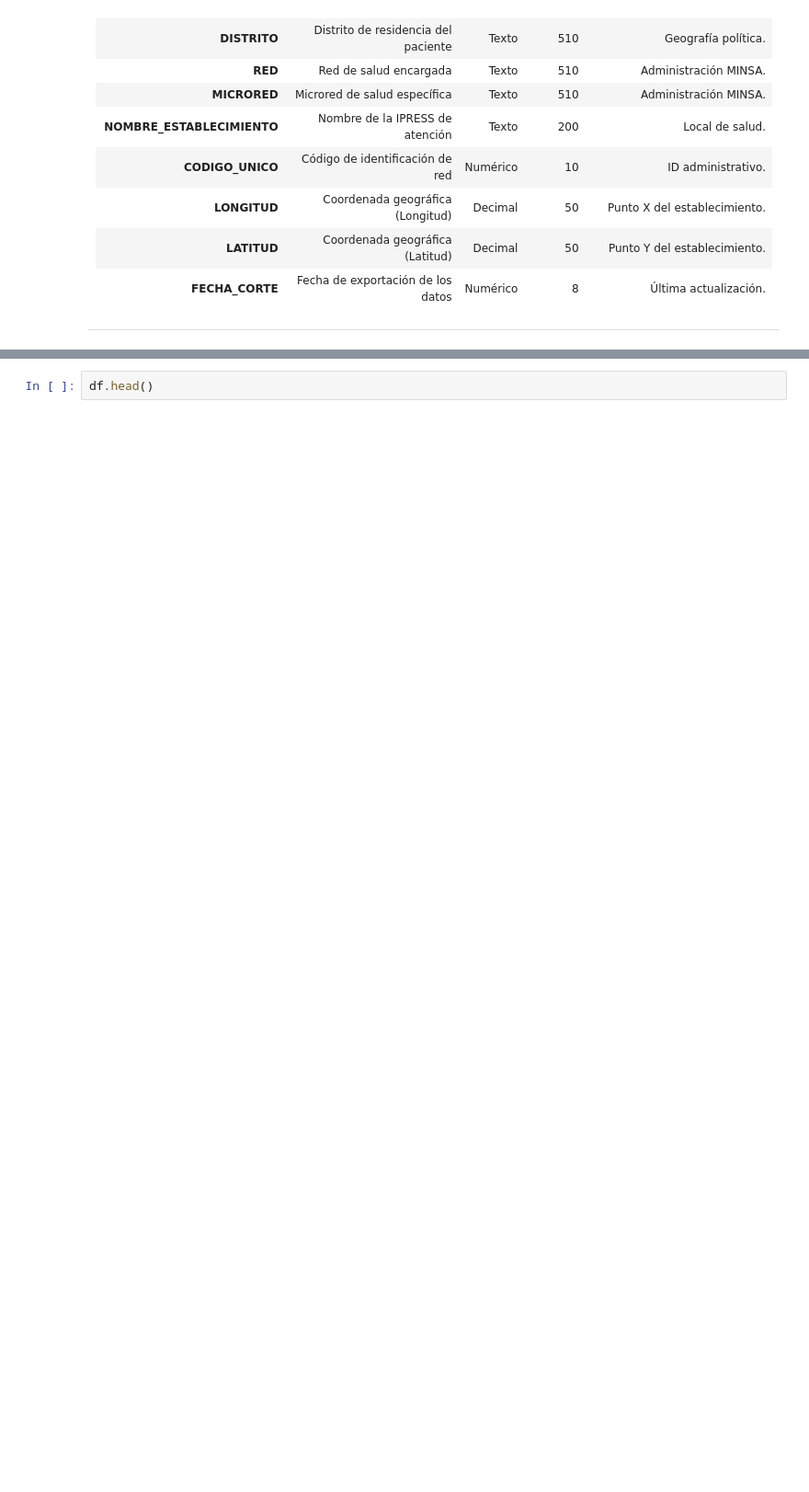
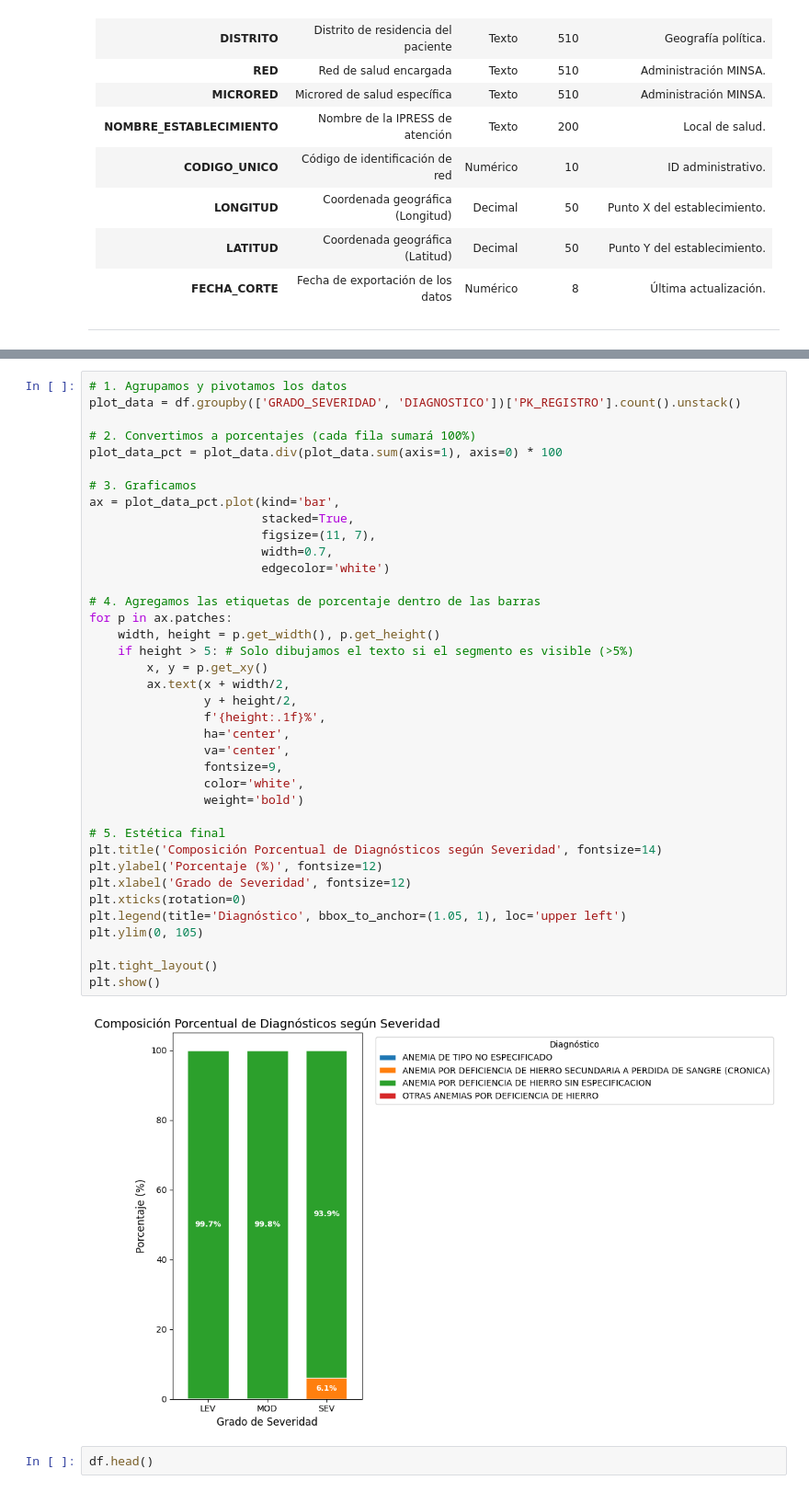
Before and after one commit to PanAcevichado/PC2-CD, a Jupyter notebook: deforestacion.ipynb, the cells around one changed output, grey strips where cells are left out. Shown at 92% size. Drawn from its saved outputs; the diff is of its cells as text; blank space fills up the shorter version.

```diff
--- a/deforestacion.ipynb
+++ b/deforestacion.ipynb
@@ -42,3 +88,43 @@ Este conjunto de datos contiene los registros de detección de anemia en niños
+# %%
+# 1. Agrupamos y pivotamos los datos
+plot_data = df.groupby(['GRADO_SEVERIDAD', 'DIAGNOSTICO'])['PK_REGISTRO'].count().unstack()
+
+# 2. Convertimos a porcentajes (cada fila sumará 100%)
+plot_data_pct = plot_data.div(plot_data.sum(axis=1), axis=0) * 100
+
+# 3. Graficamos
+ax = plot_data_pct.plot(kind='bar',
+                        stacked=True,
+                        figsize=(11, 7),
+                        width=0.7,
+                        edgecolor='white')
+
+# 4. Agregamos las etiquetas de porcentaje dentro de las barras
+for p in ax.patches:
+    width, height = p.get_width(), p.get_height()
+    if height > 5: # Solo dibujamos el texto si el segmento es visible (>5%)
+        x, y = p.get_xy()
+        ax.text(x + width/2,
+                y + height/2,
+                f'{height:.1f}%',
+                ha='center',
+                va='center',
+                fontsize=9,
+                color='white',
+                weight='bold')
+
+# 5. Estética final
+plt.title('Composición Porcentual de Diagnósticos según Severidad', fontsize=14)
+plt.ylabel('Porcentaje (%)', fontsize=12)
+plt.xlabel('Grado de Severidad', fontsize=12)
+plt.xticks(rotation=0)
+plt.legend(title='Diagnóstico', bbox_to_anchor=(1.05, 1), loc='upper left')
+plt.ylim(0, 105)
+
+plt.tight_layout()
+plt.show()
+# %% [output]
+[figure, added]
 # %%
 df.head()
 # %% [output]
```
Also changed, not shown: parts of 10 cells of this notebook, 1 other file.
